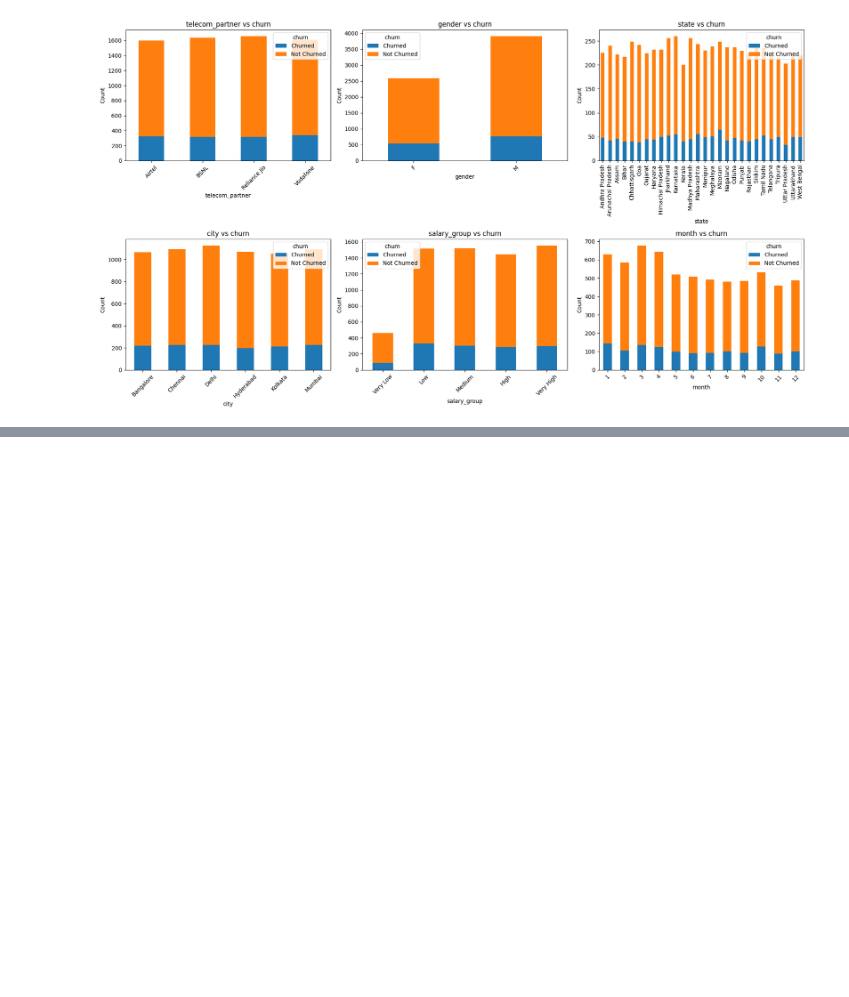
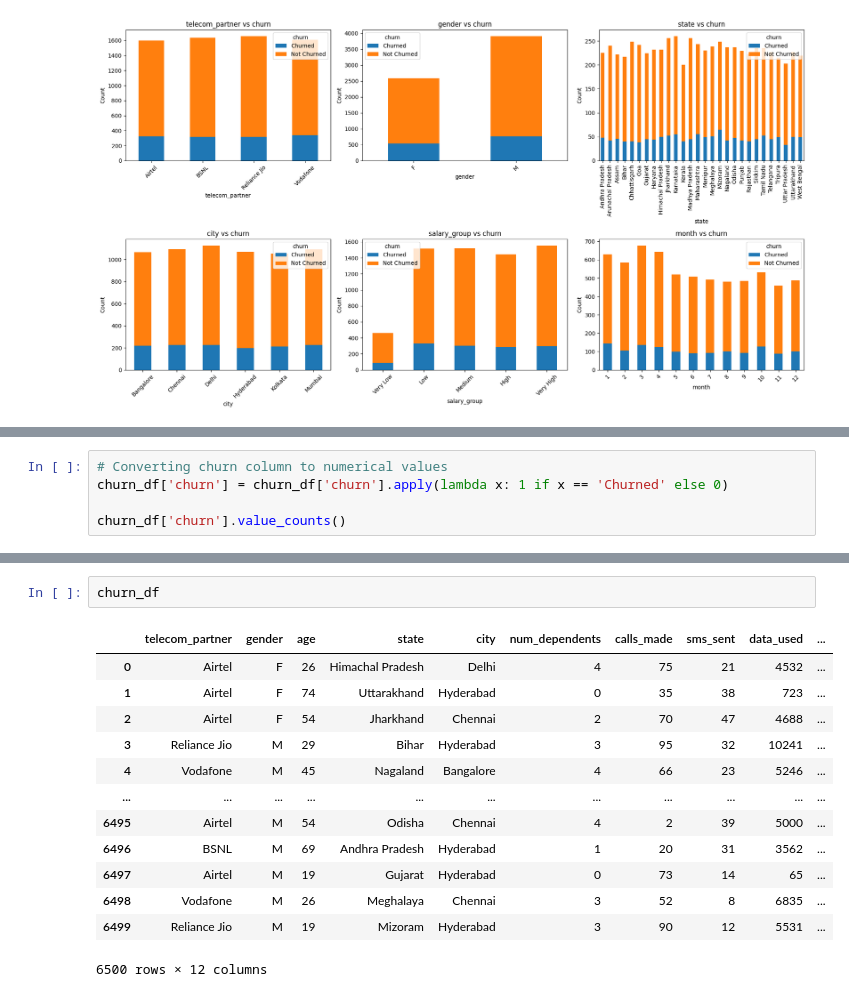
Before and after one commit to Lakes41/Telecom-customer-churn-predictor, a Jupyter notebook: notebook.ipynb, the cells around one changed output, grey strips where cells are left out. Cells and saved outputs as stored; diff of their text form; blank space fills up the shorter version.

```diff
--- a/notebook.ipynb
+++ b/notebook.ipynb
@@ -403,0 +437,5 @@ plt.show()
+# %%
+# Converting churn column to numerical values
+churn_df['churn'] = churn_df['churn'].apply(lambda x: 1 if x == 'Churned' else 0)
+
+churn_df['churn'].value_counts()
@@ -403,0 +461,16 @@ plt.show()
+# %%
+churn_df
+# %% [output]
+|  | telecom_partner | gender | age | state | city | num_dependents | calls_made | sms_sent | data_used | ... |
+| 0 | Airtel | F | 26 | Himachal Pradesh | Delhi | 4 | 75 | 21 | 4532 | ... |
+| 1 | Airtel | F | 74 | Uttarakhand | Hyderabad | 0 | 35 | 38 | 723 | ... |
+| 2 | Airtel | F | 54 | Jharkhand | Chennai | 2 | 70 | 47 | 4688 | ... |
+| 3 | Reliance Jio | M | 29 | Bihar | Hyderabad | 3 | 95 | 32 | 10241 | ... |
+| 4 | Vodafone | M | 45 | Nagaland | Bangalore | 4 | 66 | 23 | 5246 | ... |
+| ... | ... | ... | ... | ... | ... | ... | ... | ... | ... | ... |
+| 6495 | Airtel | M | 54 | Odisha | Chennai | 4 | 2 | 39 | 5000 | ... |
+| 6496 | BSNL | M | 69 | Andhra Pradesh | Hyderabad | 1 | 20 | 31 | 3562 | ... |
+| 6497 | Airtel | M | 19 | Gujarat | Hyderabad | 0 | 73 | 14 | 65 | ... |
+| 6498 | Vodafone | M | 26 | Meghalaya | Chennai | 3 | 52 | 8 | 6835 | ... |
+| 6499 | Reliance Jio | M | 19 | Mizoram | Hyderabad | 3 | 90 | 12 | 5531 | ... |
+6500 rows × 12 columns
```
Also changed, not shown: parts of 13 cells of this notebook.
